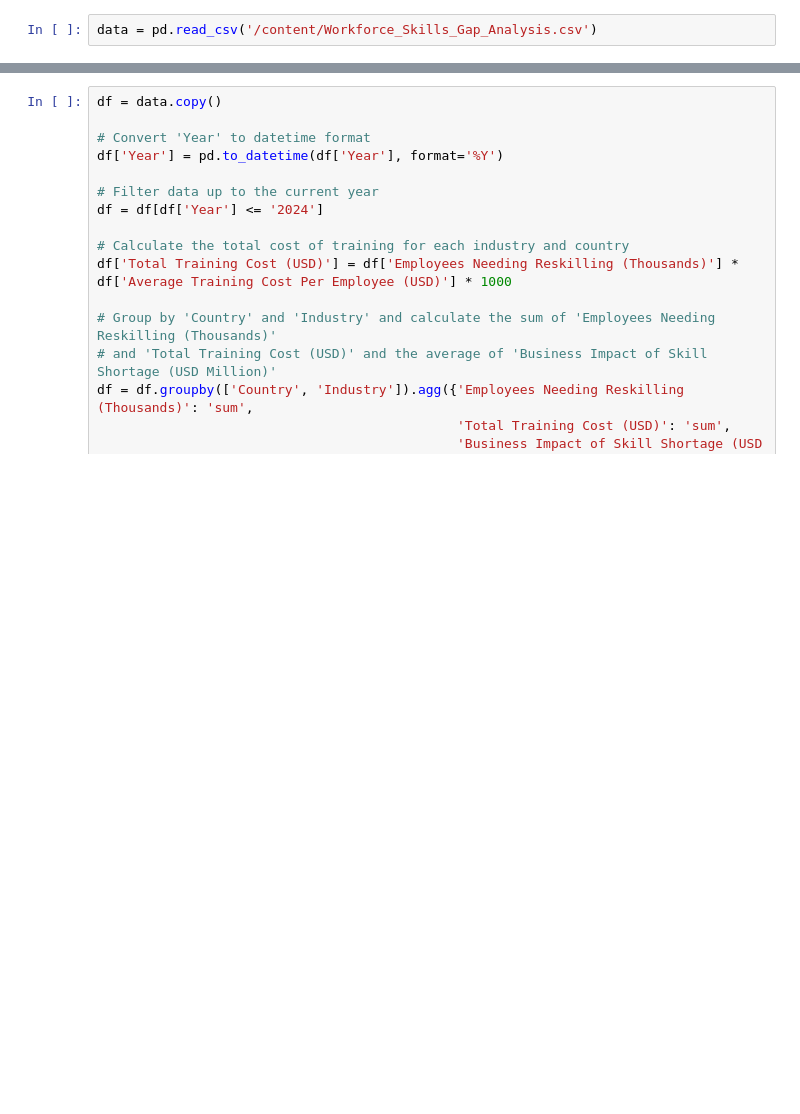
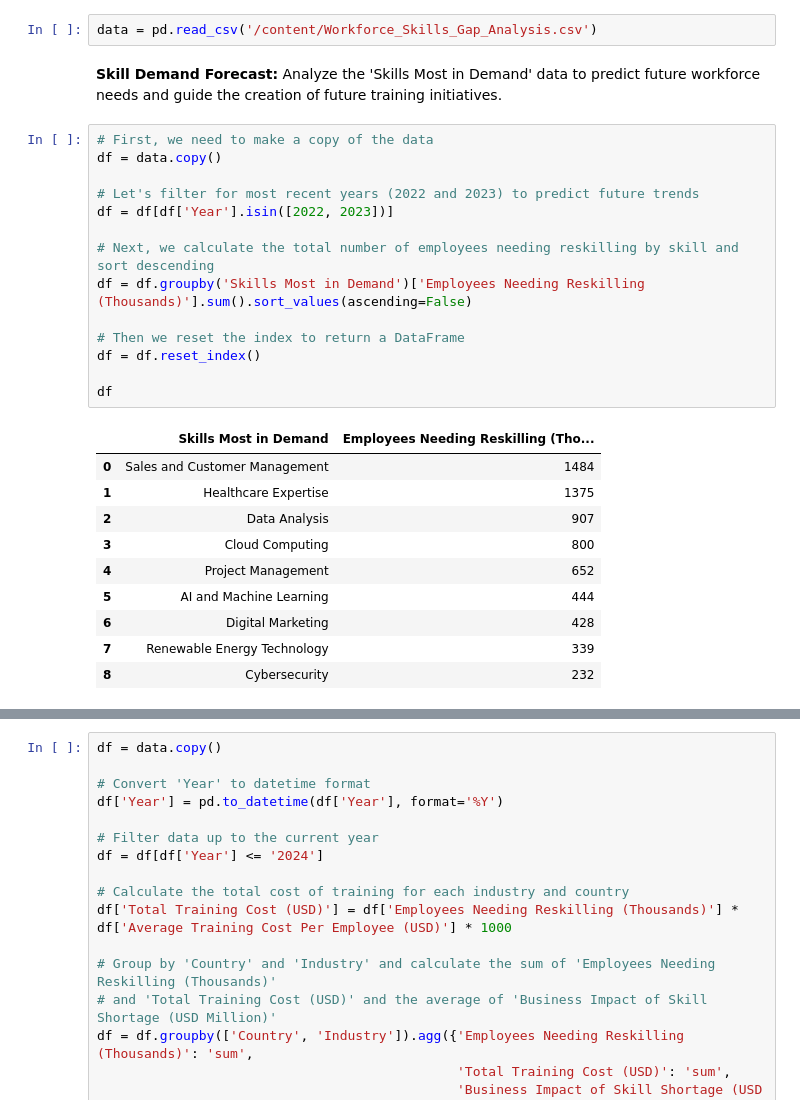
Before and after one commit to sikoh/Data-Analytics-with-Skills.AI, a Jupyter notebook: Market_Demand_Analysis.ipynb, the cells around one changed output, grey strips where cells are left out. Saved outputs shown, nothing was run; the diff lists cells and outputs as text; blank space fills up the shorter version.

```diff
--- a/Market_Demand_Analysis.ipynb
+++ b/Market_Demand_Analysis.ipynb
@@ -7,3 +7,30 @@ import pandas as pd
 import plotly.express as px
 # %%
 data = pd.read_csv('/content/Workforce_Skills_Gap_Analysis.csv')
+# %% [markdown]
+**Skill Demand Forecast:** Analyze the 'Skills Most in Demand' data to predict future workforce needs and guide the creation of future training initiatives.
+# %%
+# First, we need to make a copy of the data
+df = data.copy()
+
+# Let's filter for most recent years (2022 and 2023) to predict future trends
+df = df[df['Year'].isin([2022, 2023])]
+
+# Next, we calculate the total number of employees needing reskilling by skill and sort descending
+df = df.groupby('Skills Most in Demand')['Employees Needing Reskilling (Thousands)'].sum().sort_values(ascending=False)
+
+# Then we reset the index to return a DataFrame
+df = df.reset_index()
+
+df
+# %% [output]
+|  | Skills Most in Demand | Employees Needing Reskilling (Tho... |
+| 0 | Sales and Customer Management | 1484 |
+| 1 | Healthcare Expertise | 1375 |
+| 2 | Data Analysis | 907 |
+| 3 | Cloud Computing | 800 |
+| 4 | Project Management | 652 |
+| 5 | AI and Machine Learning | 444 |
+| 6 | Digital Marketing | 428 |
+| 7 | Renewable Energy Technology | 339 |
+| 8 | Cybersecurity | 232 |
```
Also changed, not shown: parts of 2 cells of this notebook.
